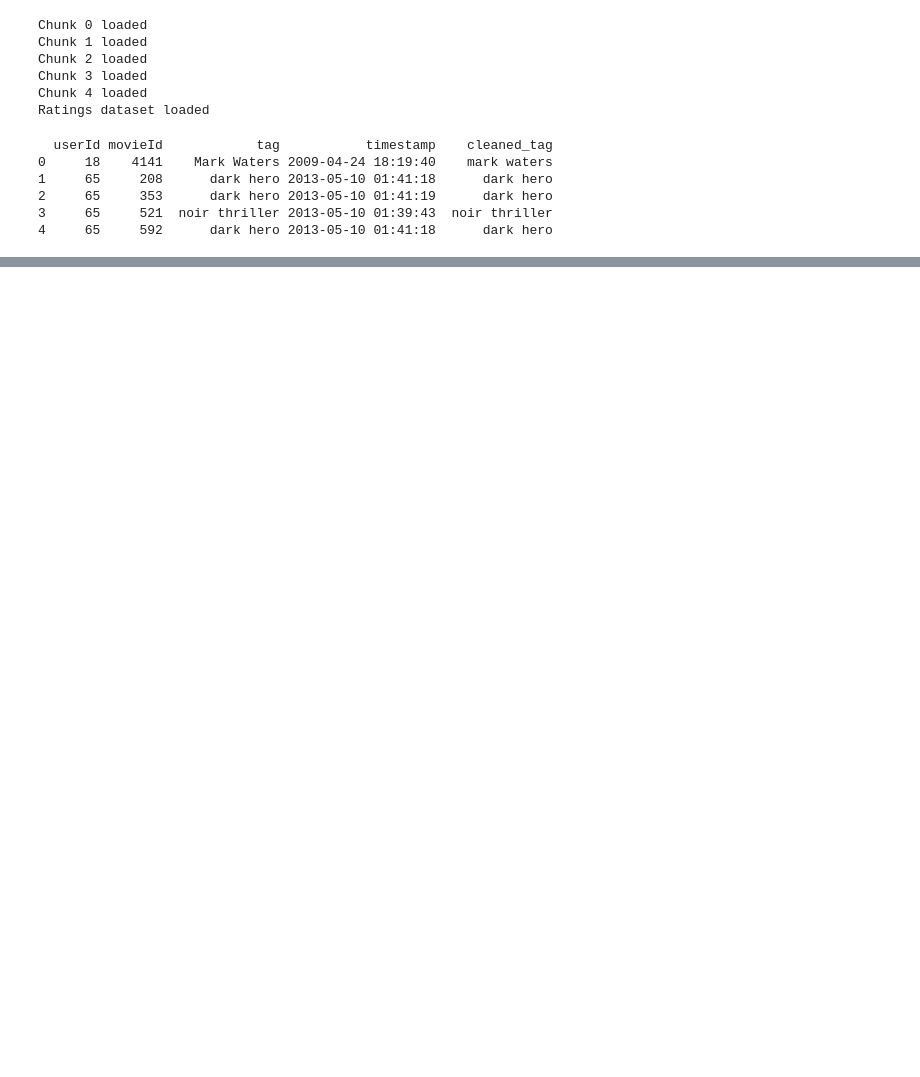
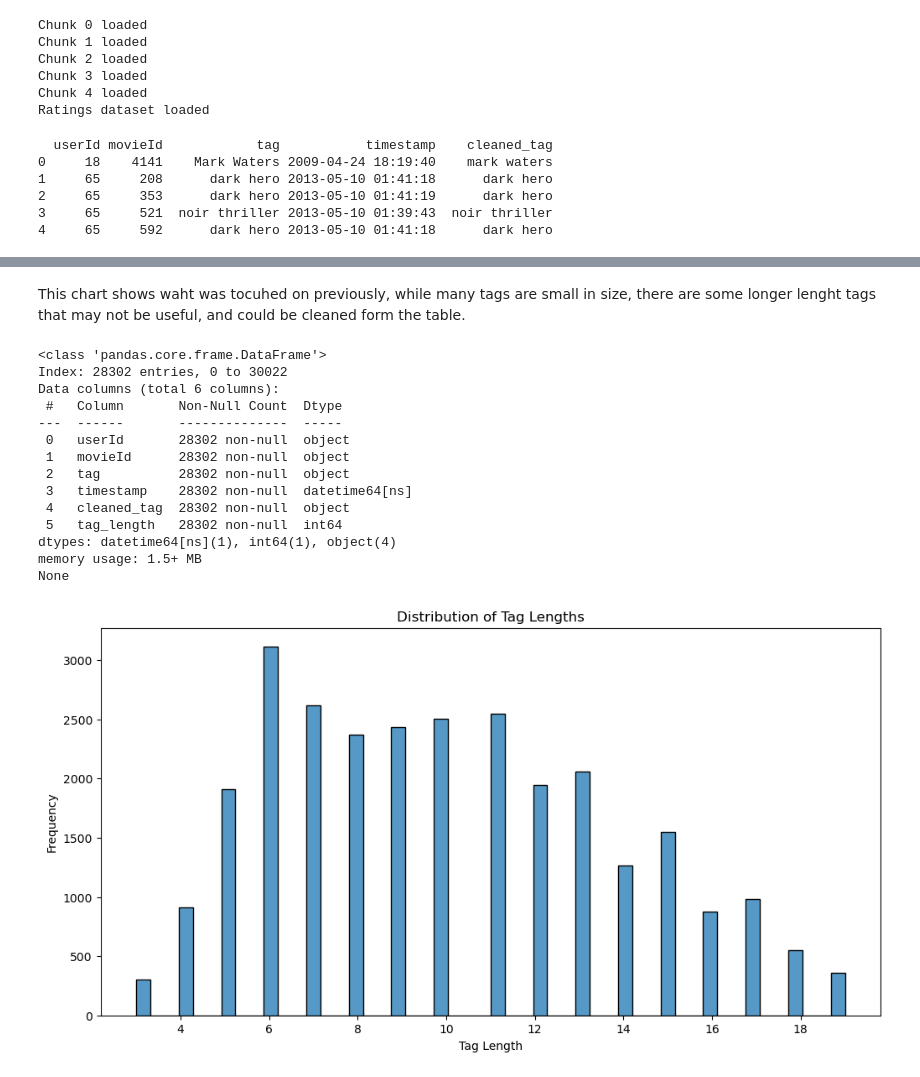
Before and after one commit to padraicohora/movie-recommendation, a Jupyter notebook: exploration/tags-exploration.ipynb, the cells around one changed output, grey strips where cells are left out. Saved outputs shown, nothing was run; the diff lists cells and outputs as text; code cells hidden in the pictures; blank space fills up the shorter version.

```diff
--- a/exploration/tags-exploration.ipynb
+++ b/exploration/tags-exploration.ipynb
@@ -127,0 +210,31 @@ plt.show()
+# %% [markdown]
+This chart shows waht was tocuhed on previously, while many tags are small in size, there are some longer lenght tags that may not be useful, and could be cleaned form the table.
+# %%
+# Calculate the length of each cleaned tag
+tags['tag_length'] = tags['cleaned_tag'].apply(len)
+
+print(tags[tags['tag_length']<20].info())
+
+# Display the distribution of tag lengths
+plt.figure(figsize=(12, 6))
+sns.histplot(tags[tags['tag_length']<20]["tag_length"], bins=50)
+plt.title('Distribution of Tag Lengths')
+plt.xlabel('Tag Length')
+plt.ylabel('Frequency')
+plt.show()
+# %% [output]
+<class 'pandas.core.frame.DataFrame'>
+Index: 28302 entries, 0 to 30022
+Data columns (total 6 columns):
+ #   Column       Non-Null Count  Dtype
+---  ------       --------------  -----
+ 0   userId       28302 non-null  object
+ 1   movieId      28302 non-null  object
+ 2   tag          28302 non-null  object
+ 3   timestamp    28302 non-null  datetime64[ns]
+ 4   cleaned_tag  28302 non-null  object
+ 5   tag_length   28302 non-null  int64
+dtypes: datetime64[ns](1), int64(1), object(4)
+memory usage: 1.5+ MB
+None
+[figure, added]
```
Also changed, not shown: parts of 25 cells of this notebook, 2 other files.
